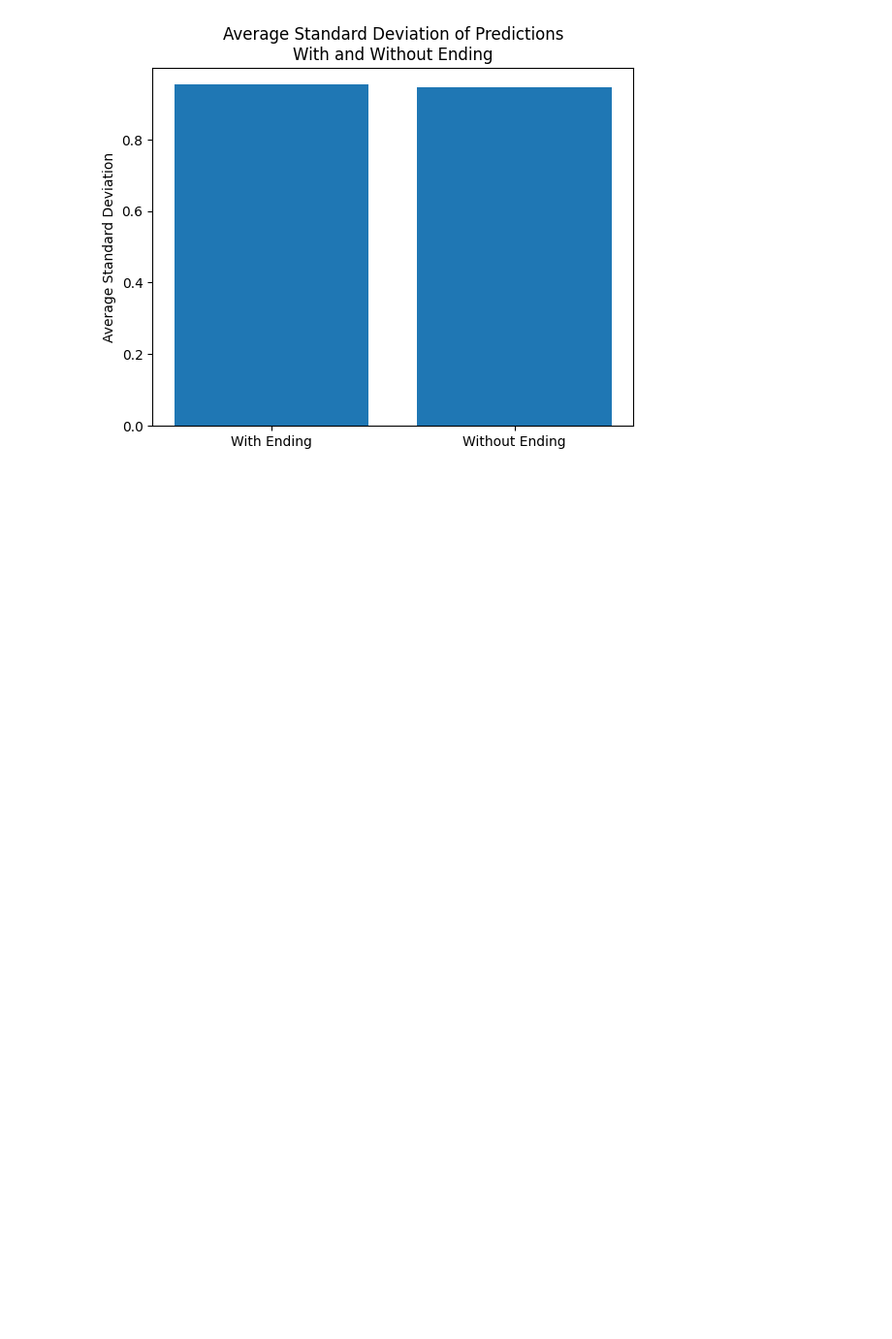
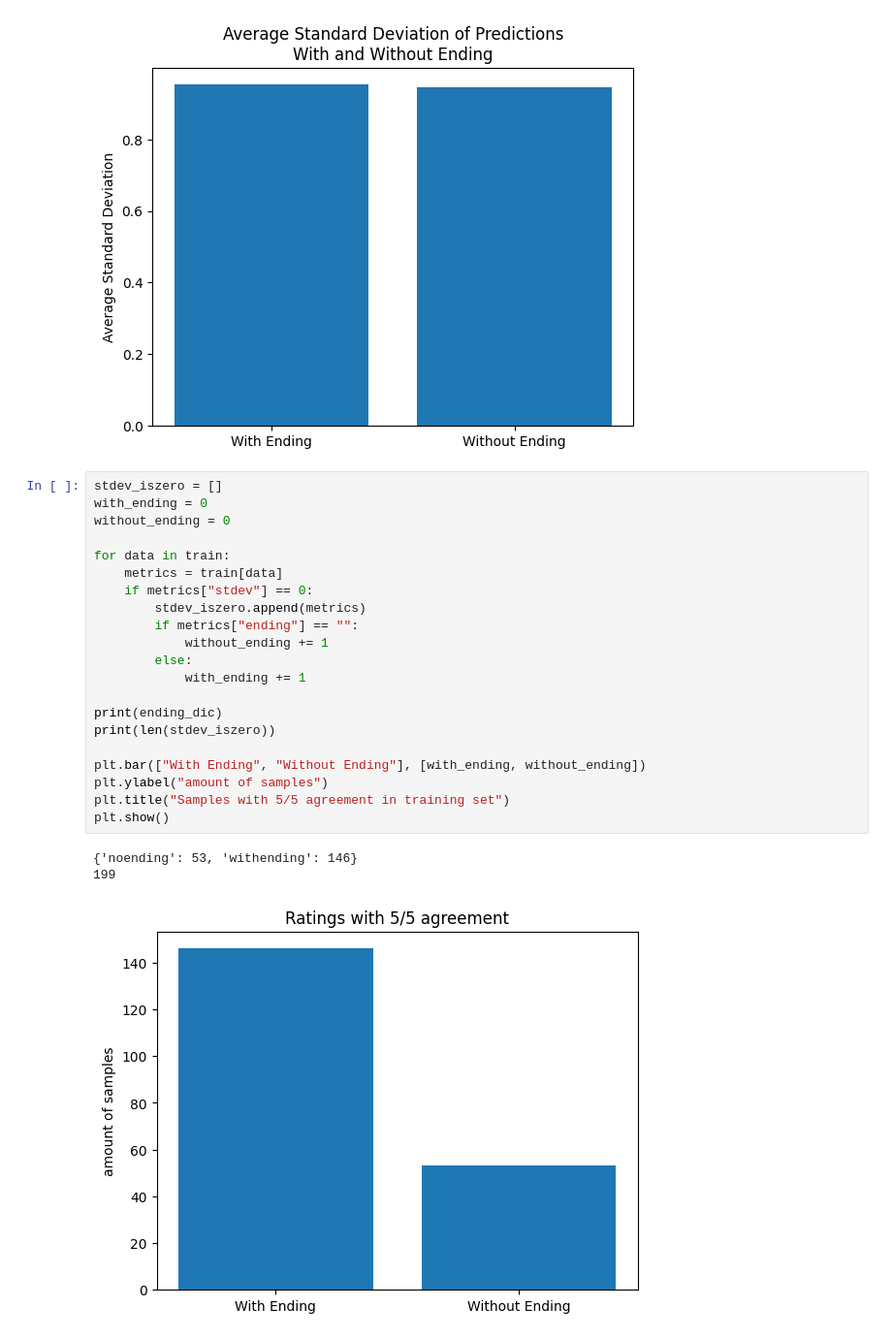
Before and after one commit to TrottingMouse/semeval2026-narrative-disambiguation, a Jupyter notebook: data_analysis/data_analysis_more.ipynb, the cells around one changed output. Shown at 97% size. Cells and saved outputs as stored; diff of their text form; blank space fills up the shorter version.

Commit message:
Add files via upload
3 Plots hinzugefügt

```diff
--- a/data_analysis/data_analysis_more.ipynb
+++ b/data_analysis/data_analysis_more.ipynb
@@ -67,3 +67,28 @@ plt.show()
 Number of at least once nonsensically judged samples in dev set: 42 out of 588
 [figure]
 [figure]
+# %%
+stdev_iszero = []
+with_ending = 0
+without_ending = 0
+
+for data in train:
+    metrics = train[data]
+    if metrics["stdev"] == 0:
+        stdev_iszero.append(metrics)
+        if metrics["ending"] == "":
+            without_ending += 1
+        else:
+            with_ending += 1
+
+print(ending_dic)
+print(len(stdev_iszero))
+
+plt.bar(["With Ending", "Without Ending"], [with_ending, without_ending])
+plt.ylabel("amount of samples")
+plt.title("Samples with 5/5 agreement in training set")
+plt.show()
+# %% [output]
+{'noending': 53, 'withending': 146}
+199
+[figure, added]
```
Also changed, not shown: parts of 4 cells of this notebook.
